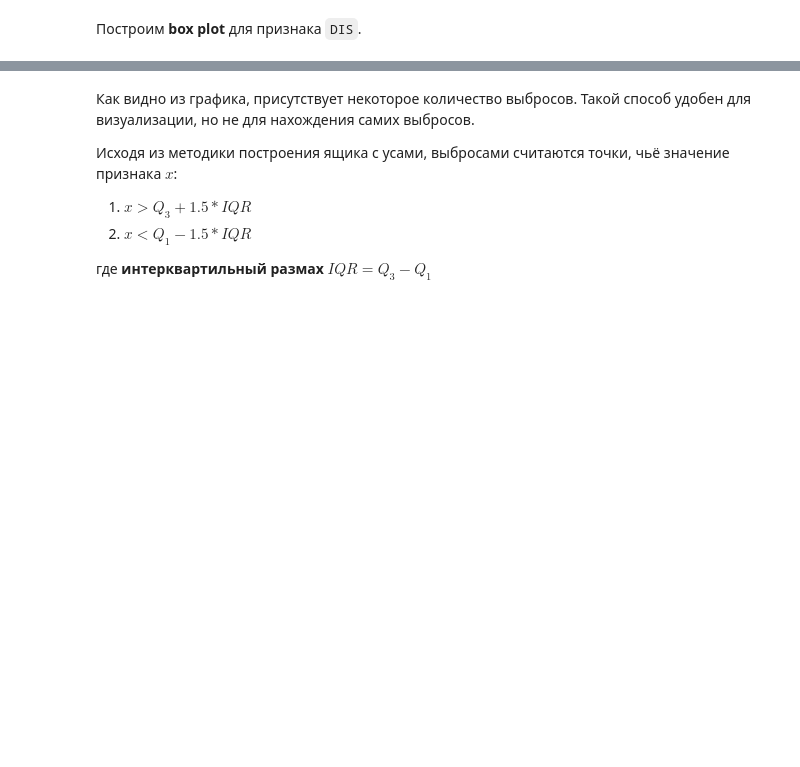
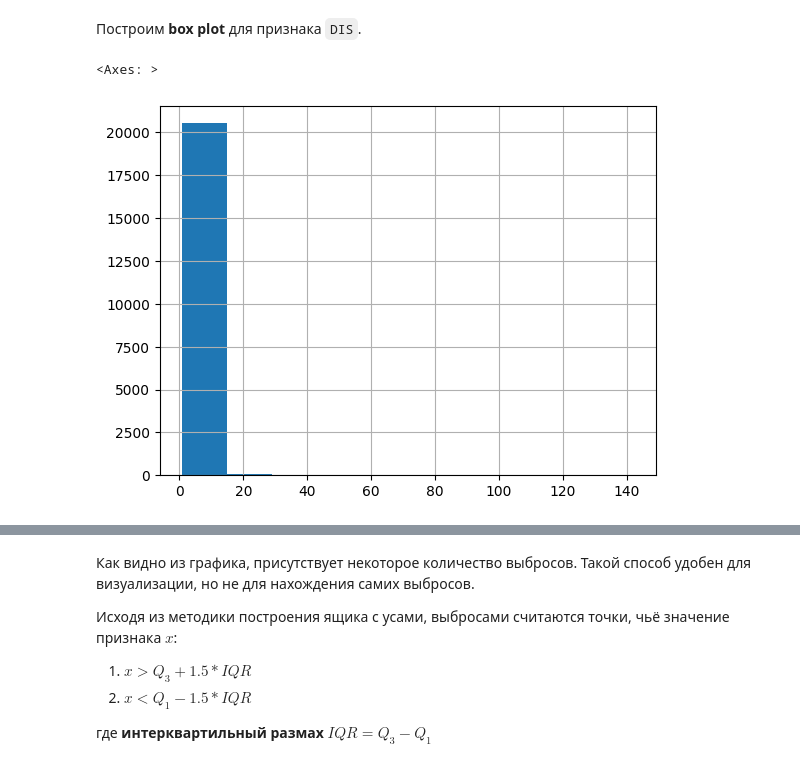
Before and after one commit to Murcha1990/Raiffaizen_ML_summer2023, a Jupyter notebook: Занятие_12_features/ML_anomaly.ipynb, the cells around one changed output, grey strips where cells are left out. Saved outputs shown, nothing was run; the diff lists cells and outputs as text; code cells hidden in the pictures; blank space fills up the shorter version.

```diff
--- a/Занятие_12_features/ML_anomaly.ipynb
+++ b/Занятие_12_features/ML_anomaly.ipynb
@@ -89,6 +89,11 @@ boston_df.head()
 <img src="https://upload.wikimedia.org/wikipedia/commons/1/1a/Boxplot_vs_PDF.svg?uselang=ru" width="500">
 # %% [markdown]
 Построим **box plot** для признака `DIS`.
+# %%
+boston_df['AveRooms'].hist()
+# %% [output]
+<Axes: >
+[figure, added]
 # %%
 sns.boxplot(x=boston_df['MedInc']);
 # %% [output]
```
Also changed, not shown: parts of 11 cells of this notebook.
